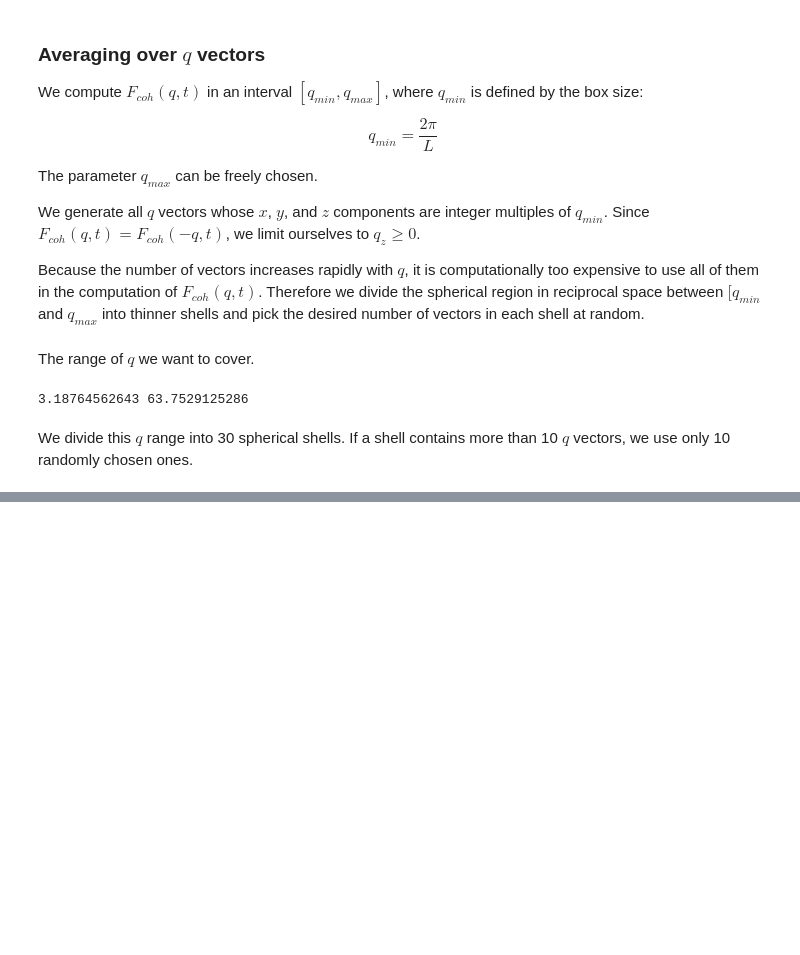
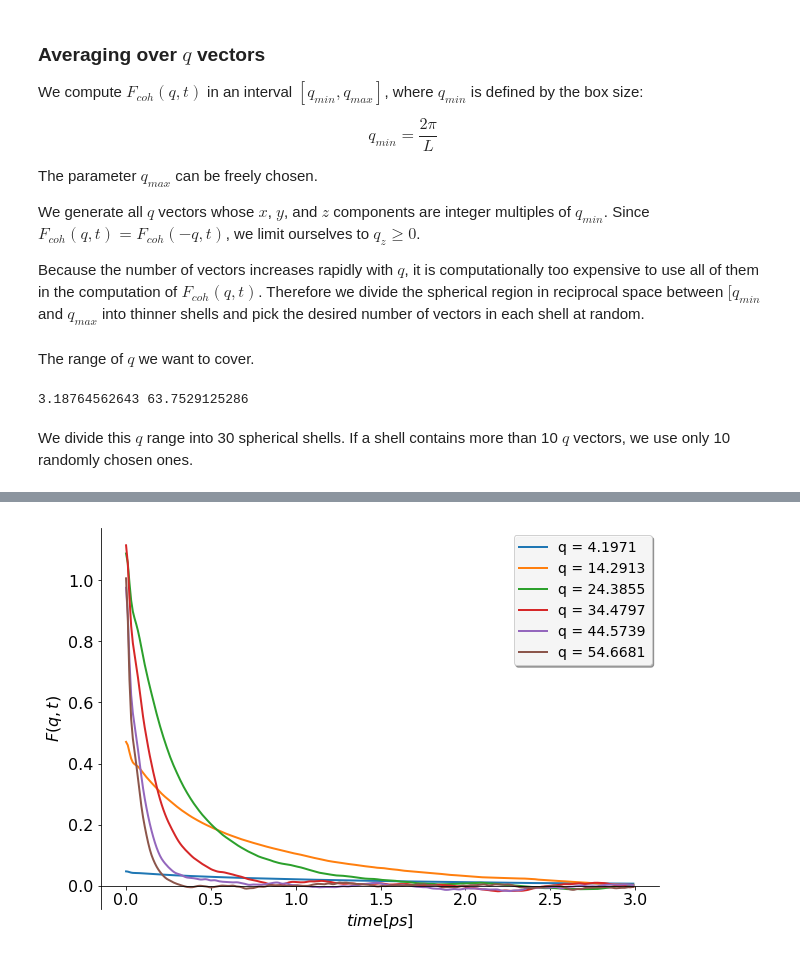
Before and after one commit to gchevrot/WebNmoldyn, a Jupyter notebook: F_coh.ipynb, the cells around one changed output, grey strips where cells are left out. Cells and saved outputs as stored; diff of their text form; code cells hidden in the pictures; blank space fills up the shorter version.

```diff
--- a/F_coh.ipynb
+++ b/F_coh.ipynb
@@ -114,0 +111,4 @@ plt.legend()
+# %%
+plot_fcoh(f_q, ticks, time, percentage=0.03, legend=True)
+# %% [output]
+[figure, added]
```
Also changed, not shown: parts of 9 cells of this notebook, 1 other file.
